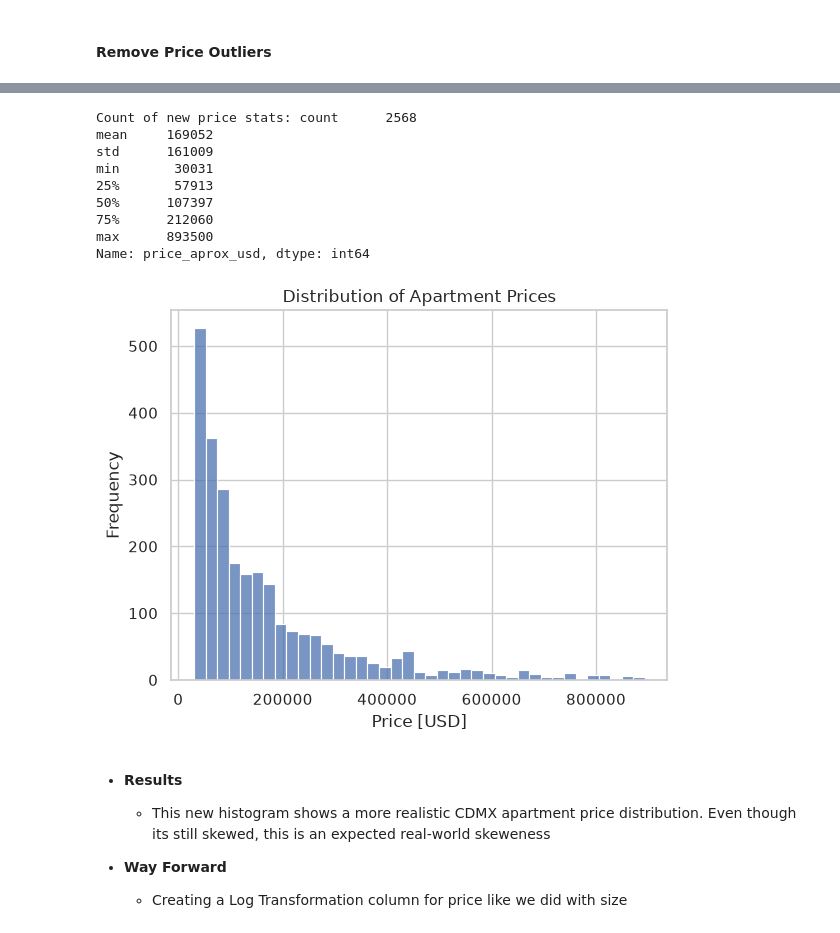
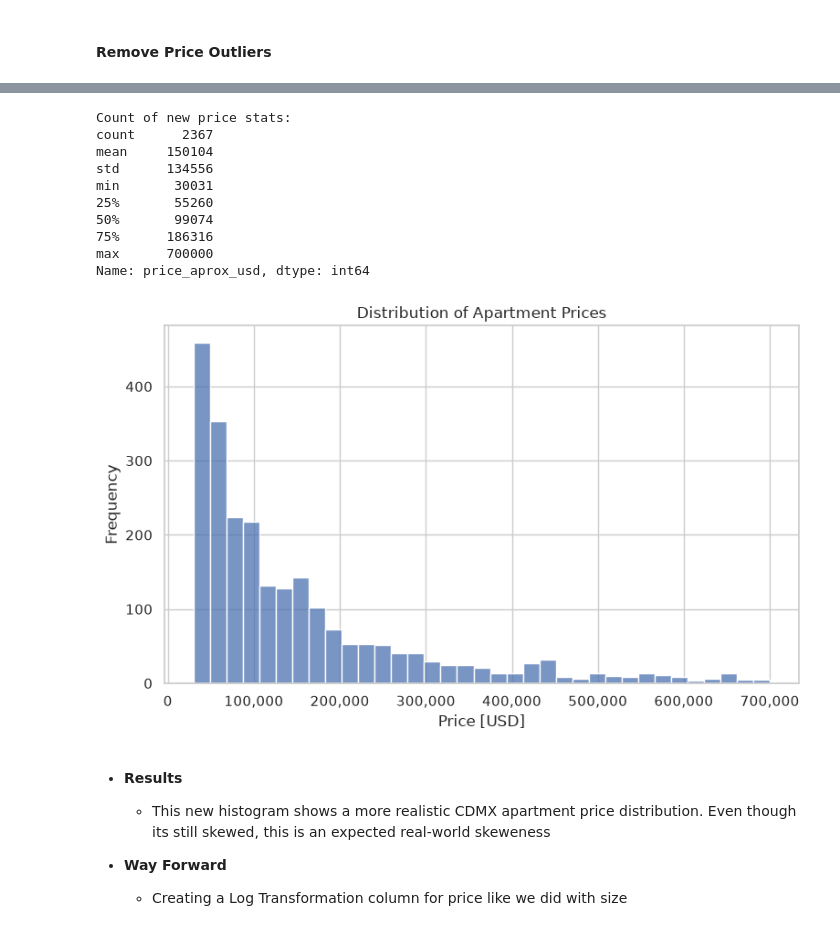
Before and after one commit to DominicNyabuto/Data-Science-Machine-Learning-Projects-, a Jupyter notebook: Project-1/notebook.ipynb, the cells around one changed output, grey strips where cells are left out. Cells and saved outputs as stored; diff of their text form; code cells hidden in the pictures.

```diff
--- a/Project-1/notebook.ipynb
+++ b/Project-1/notebook.ipynb
@@ -446,34 +438,47 @@ Name: price_aprox_usd, dtype: int64
 # %%
 # Remove outliers in 'price_aprox_usd'
 mask_lowp= df1['price_aprox_usd'] >= 30000
-mask_highp = df1['price_aprox_usd'] <=900000
+mask_highp = df1['price_aprox_usd'] <=700000
 
 #Remove outliers
 df1 = df1[mask_lowp & mask_highp]
 
-print(f"Count of new price stats: {df1['price_aprox_usd'].describe().round(0).astype(int)}")
+
+# Print summary statistics
+print("Count of new price stats:")
+print(df1['price_aprox_usd'].describe().round(0).astype(int))
+print()
 
 # Histogram using seaborn for Price Distribution
 sns.set_theme(style="whitegrid")
-sns.histplot(data=df1,
-             x='price_aprox_usd',
-             kde=False
+plt.figure(figsize=(8, 5))
+
+sns.histplot(
+    data=df1,
+    x='price_aprox_usd',
+    kde=False
 )
+
 plt.xlabel("Price [USD]")
 plt.ylabel("Frequency")
 plt.title("Distribution of Apartment Prices")
+# Add commas to price to make more readable
+plt.gca().xaxis.set_major_formatter(plt.FuncFormatter(lambda x, loc: f"{int(x):,}"))
+
+plt.tight_layout()
 plt.show()
 # %% [output]
-Count of new price stats: count      2568
-mean     169052
-std      161009
+Count of new price stats:
+count      2367
+mean     150104
+std      134556
 min       30031
-25%       57913
-50%      107397
-75%      212060
-max      893500
+25%       55260
+50%       99074
+75%      186316
+max      700000
 Name: price_aprox_usd, dtype: int64
-[figure, old version]
+[figure, new version]
 # %% [markdown]
 - **Results**
     - This new histogram shows a more realistic CDMX apartment price distribution. Even though its still skewed, this is an expected real-world skeweness
```
Also changed, not shown: parts of 31 cells of this notebook, 1 other file.
